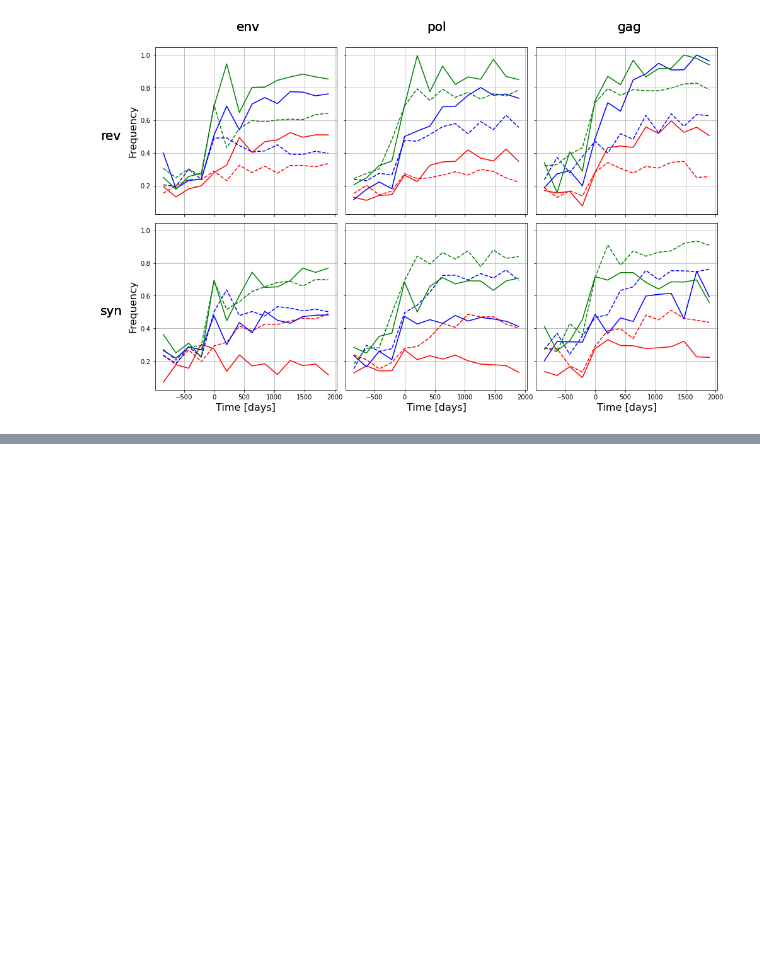
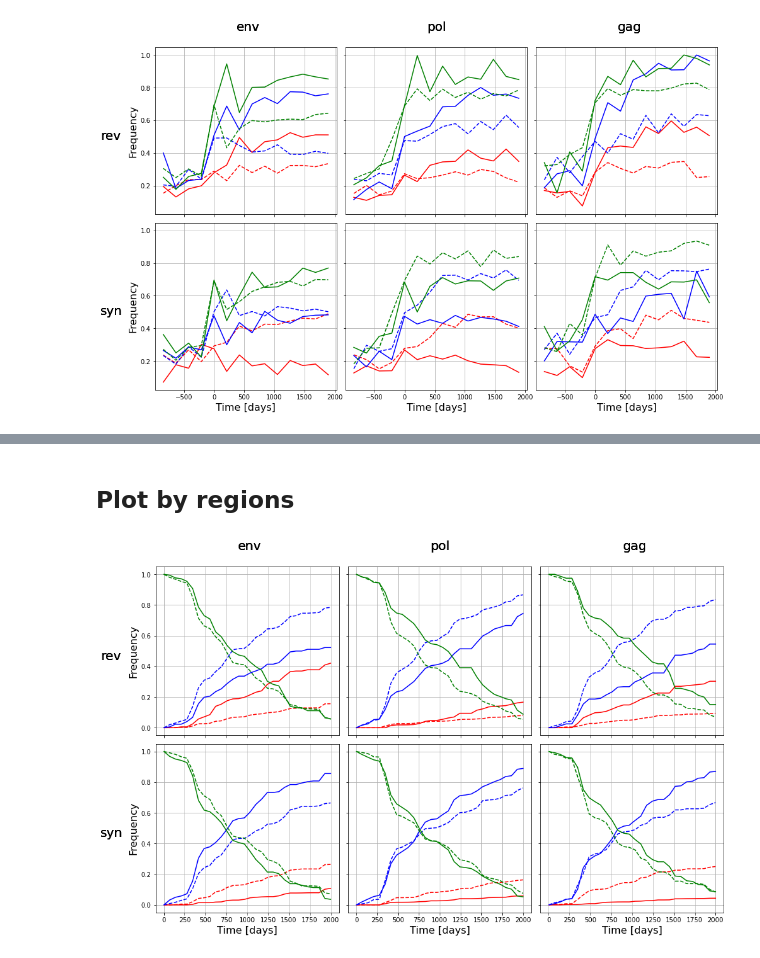
Before and after one commit to neherlab/HIVEVO_recombination, a Jupyter notebook: notebooks/group_meeting_plots.ipynb, the cells around one changed output, grey strips where cells are left out. Drawn from its saved outputs; the diff is of its cells as text; code cells hidden in the pictures; blank space fills up the shorter version.

```diff
--- a/notebooks/group_meeting_plots.ipynb
+++ b/notebooks/group_meeting_plots.ipynb
@@ -134,0 +143,38 @@ plt.savefig("Legend2", format="png")
+# %%
+normalize = True
+activities = {}
+for region in regions:
+    tmp_dict = {}
+    for traj_type in ["rev", "non_rev", "syn", "non_syn"]:
+        tmp_dict[traj_type] = get_average_activity(trajectories[region][traj_type], normalize)
+    activities[region] = tmp_dict
+
+time_bins = activities["env"]["rev"]["time_bins"]
+# %% [markdown]
+## Plot by regions
+# %%
+# Red is fixed, blue is lost, green is active
+colors = ["r", "b", "g"]
+fontsize=16
+fontsize2 = 20
+
+fig, axs = plt.subplots(ncols=3, nrows=2, figsize=(16,10), sharex=True, sharey=True)
+
+for idx_row, split_type in enumerate([["rev", "non_rev"], ["syn", "non_syn"]]):
+    for idx_col, region in enumerate(regions):
+        for idx_colors, activity in enumerate(["fixed", "lost", "active"]):
+            axs[idx_row, idx_col].plot(time_bins, activities[region][split_type[0]][activity], f'{colors[idx_colors]}-')
+            axs[idx_row, idx_col].plot(time_bins, activities[region][split_type[1]][activity], f'{colors[idx_colors]}--')
+            axs[idx_row, idx_col].grid()
+            if idx_row == 1:
+                axs[idx_row,idx_col].set_xlabel("Time [days]", fontsize=fontsize)
+            if idx_col == 0:
+                axs[idx_row,idx_col].set_ylabel("Frequency", fontsize=fontsize)
+                axs[idx_row,idx_col].text(-0.3, 0.45, split_type[0], transform=axs[idx_row,idx_col].transAxes, fontsize=fontsize2)
+            if idx_row == 0:
+                axs[idx_row,idx_col].text(0.45, 1.1, region, transform=axs[idx_row,idx_col].transAxes, fontsize=fontsize2)
+
+fig.subplots_adjust(wspace=0.05, hspace=0.05)
+plt.savefig("Activity_regions", format="png")
+# %% [output]
+[figure, added]
```
Also changed, not shown: parts of 6 cells of this notebook, 1 other file.
